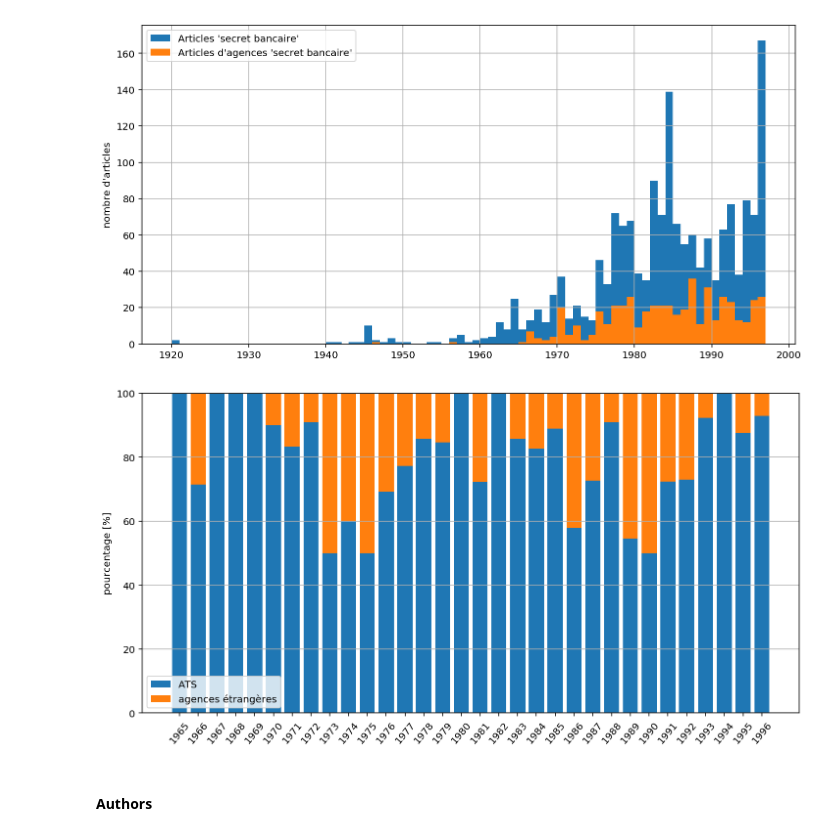
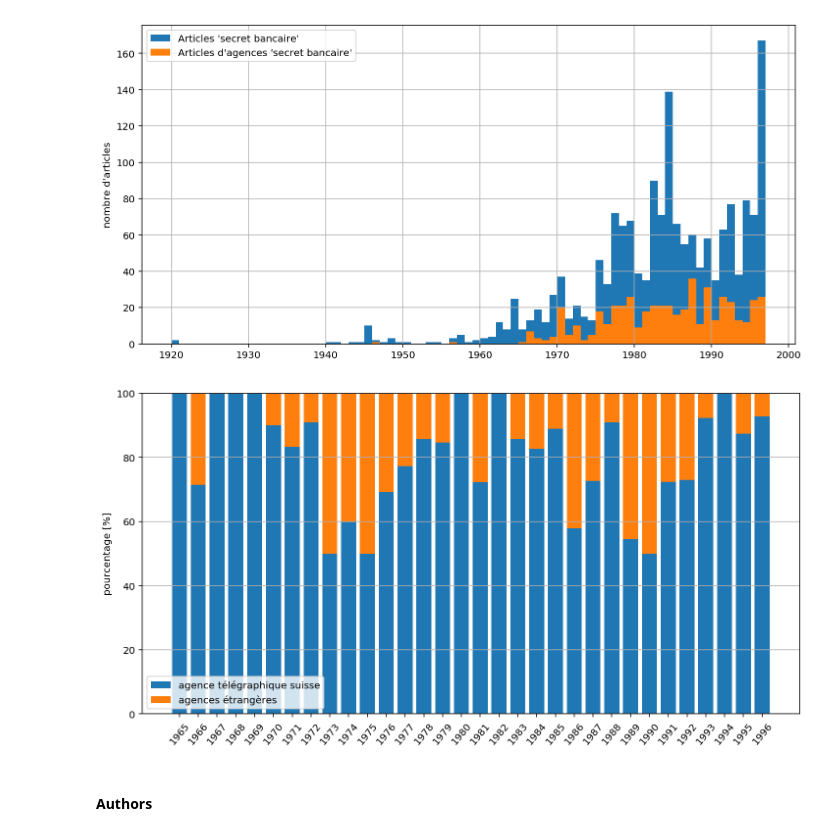
Before and after one commit to RomainMendez/Digital-Humanities-Project, a Jupyter notebook: src/author_analysis.ipynb, the cells around one changed output. Cells and saved outputs as stored; diff of their text form; code cells hidden in the pictures.

```diff
--- a/src/author_analysis.ipynb
+++ b/src/author_analysis.ipynb
@@ -112,35 +112,37 @@ years = range(1965, 1998)
 
 ats_banking_series, _ = year_series(articles[ats_indexes & banking_indexes])
 for_banking_series, _ = year_series(articles[foreign_agency_indexes & banking_indexes])
 
 ats_banking_hist, _ = np.histogram(ats_banking_series, bins=years)
 for_banking_hist, _ = np.histogram(for_banking_series, bins=years)
 
 total = ats_banking_hist + for_banking_hist
 ats_percentage = 100.0 * ats_banking_hist / total
 for_percentage = 100.0 * for_banking_hist / total
 
 plt.bar(
     np.array(years[:-1]),
     ats_percentage,
-    label="ATS",
+    label="agence télégraphique suisse",
+    color = 'C0'
 )
 
 plt.bar(
     np.array(years[:-1]),
     for_percentage,
     bottom=ats_percentage,
     label="agences étrangères",
+    color = 'C1'
 )
 
 plt.legend()
 plt.ylabel("pourcentage [%]")
 plt.grid(axis='y')
 
 plt.xticks(years[:-1], rotation=50)
 plt.savefig("../rapport/analysis/agency_percentage.png", dpi=200);
 # %% [output]
-[figure, old version]
+[figure, new version]
 # %% [markdown]
 #### Authors
 # %%
```
Also changed, not shown: parts of 7 cells of this notebook, 15 other files.
